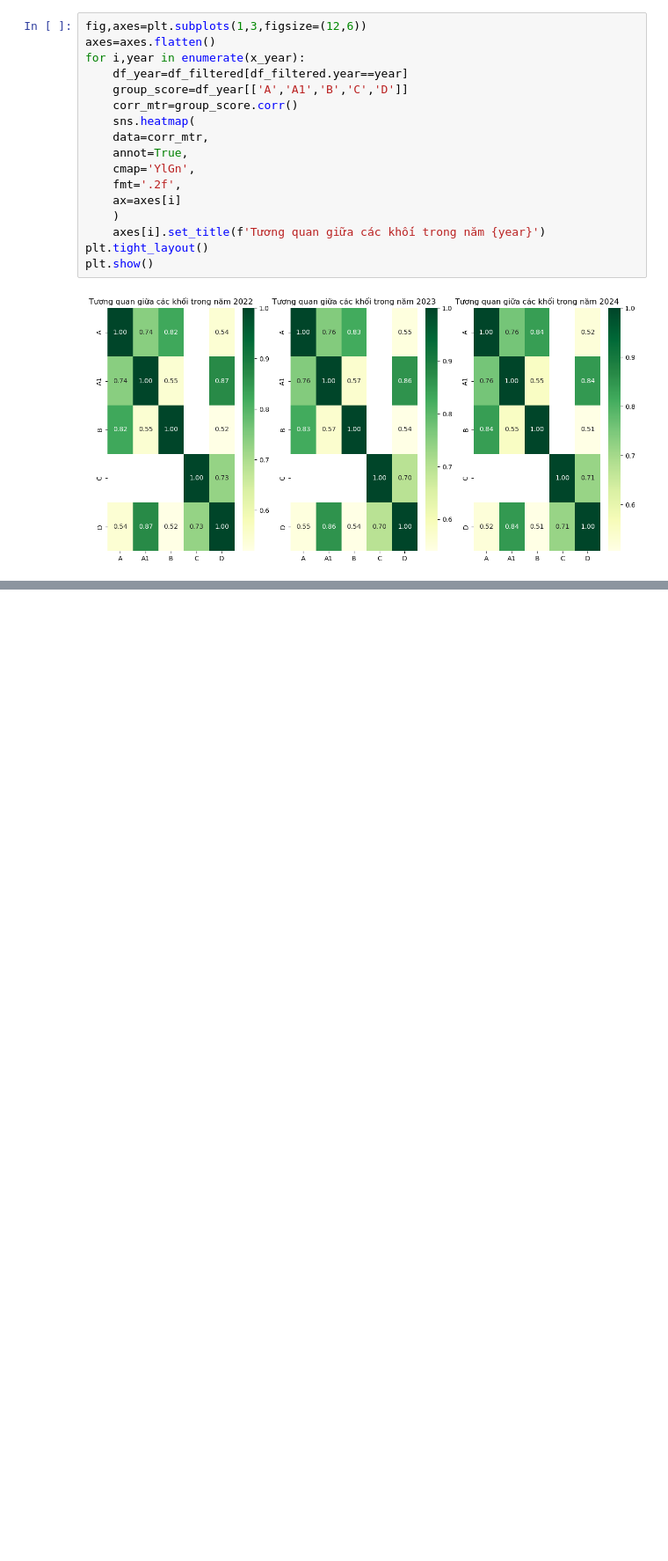
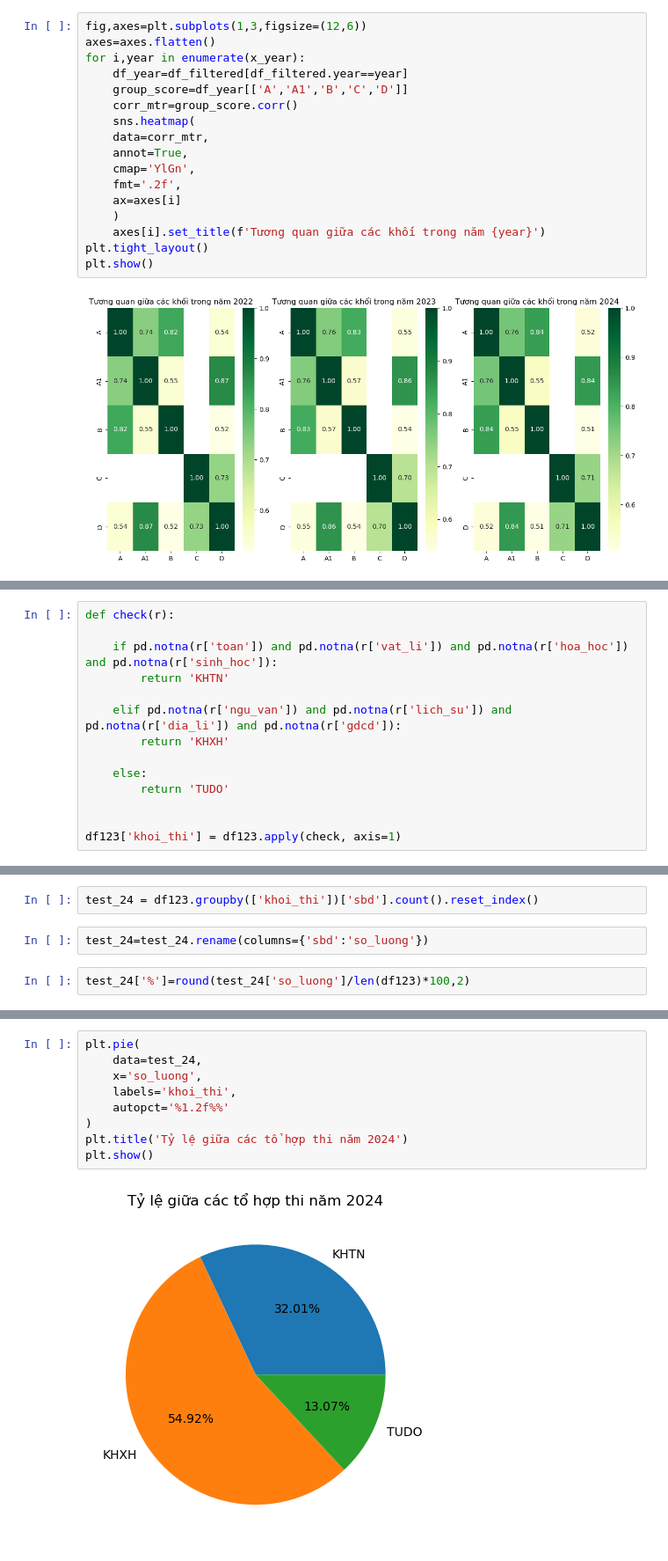
Before and after one commit to nmkhan9/Test_score_analysis-22-23-24-, a Jupyter notebook: Test_Score_Analysis_22_23_24.ipynb, the cells around one changed output, grey strips where cells are left out. Shown at 88% size. Cells and saved outputs as stored; diff of their text form; blank space fills up the shorter version.

```diff
--- a/Test_Score_Analysis_22_23_24.ipynb
+++ b/Test_Score_Analysis_22_23_24.ipynb
@@ -699,0 +736,14 @@ df.head()
+# %%
+def check(r):
+
+    if pd.notna(r['toan']) and pd.notna(r['vat_li']) and pd.notna(r['hoa_hoc']) and pd.notna(r['sinh_hoc']):
+        return 'KHTN'
+
+    elif pd.notna(r['ngu_van']) and pd.notna(r['lich_su']) and pd.notna(r['dia_li']) and pd.notna(r['gdcd']):
+        return 'KHXH'
+
+    else:
+        return 'TUDO'
+
+
+df123['khoi_thi'] = df123.apply(check, axis=1)
@@ -699,0 +759,6 @@ df.head()
+# %%
+test_24 = df123.groupby(['khoi_thi'])['sbd'].count().reset_index()
+# %%
+test_24=test_24.rename(columns={'sbd':'so_luong'})
+# %%
+test_24['%']=round(test_24['so_luong']/len(df123)*100,2)
@@ -699,0 +772,11 @@ df.head()
+# %%
+plt.pie(
+    data=test_24,
+    x='so_luong',
+    labels='khoi_thi',
+    autopct='%1.2f%%'
+)
+plt.title('Tỷ lệ giữa các tổ hợp thi năm 2024')
+plt.show()
+# %% [output]
+[figure, added]
```
Also changed, not shown: parts of 12 cells of this notebook.
